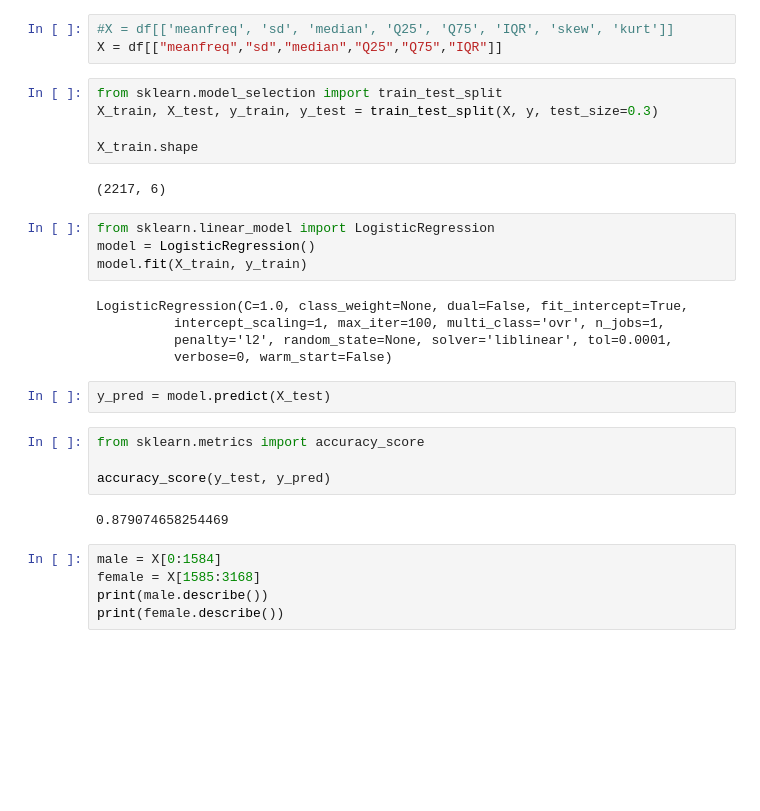
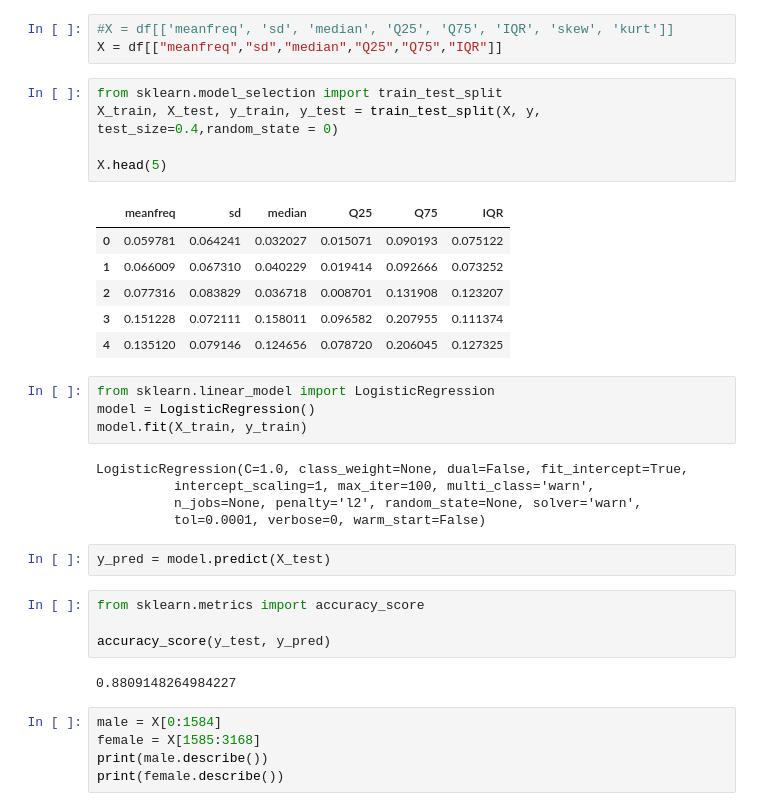
Before and after one commit to luizasilveira/Projeto-Final---CDD, a Jupyter notebook: Projeto 3 cdd.ipynb, the cells around one changed output. Drawn from its saved outputs; the diff is of its cells as text; blank space fills up the shorter version.

```diff
--- a/Projeto 3 cdd.ipynb
+++ b/Projeto 3 cdd.ipynb
@@ -38,20 +39,25 @@ y = df['label'] == 'female'
 X = df[["meanfreq","sd","median","Q25","Q75","IQR"]]
 # %%
 from sklearn.model_selection import train_test_split
-X_train, X_test, y_train, y_test = train_test_split(X, y, test_size=0.3)
+X_train, X_test, y_train, y_test = train_test_split(X, y, test_size=0.4,random_state = 0)
 
-X_train.shape
+X.head(5)
 # %% [output]
-(2217, 6)
+|  | meanfreq | sd | median | Q25 | Q75 | IQR |
+| 0 | 0.059781 | 0.064241 | 0.032027 | 0.015071 | 0.090193 | 0.075122 |
+| 1 | 0.066009 | 0.067310 | 0.040229 | 0.019414 | 0.092666 | 0.073252 |
+| 2 | 0.077316 | 0.083829 | 0.036718 | 0.008701 | 0.131908 | 0.123207 |
+| 3 | 0.151228 | 0.072111 | 0.158011 | 0.096582 | 0.207955 | 0.111374 |
+| 4 | 0.135120 | 0.079146 | 0.124656 | 0.078720 | 0.206045 | 0.127325 |
 # %%
 from sklearn.linear_model import LogisticRegression
 model = LogisticRegression()
 model.fit(X_train, y_train)
 # %% [output]
 LogisticRegression(C=1.0, class_weight=None, dual=False, fit_intercept=True,
-          intercept_scaling=1, max_iter=100, multi_class='ovr', n_jobs=1,
-          penalty='l2', random_state=None, solver='liblinear', tol=0.0001,
-          verbose=0, warm_start=False)
+          intercept_scaling=1, max_iter=100, multi_class='warn',
+          n_jobs=None, penalty='l2', random_state=None, solver='warn',
+          tol=0.0001, verbose=0, warm_start=False)
 # %%
 y_pred = model.predict(X_test)
 # %%
@@ -59,7 +65,7 @@ from sklearn.metrics import accuracy_score
 
 accuracy_score(y_test, y_pred)
 # %% [output]
-0.879074658254469
+0.8809148264984227
 # %%
 male = X[0:1584]
 female = X[1585:3168]
```
Also changed, not shown: parts of 11 cells of this notebook, 1 other file.
